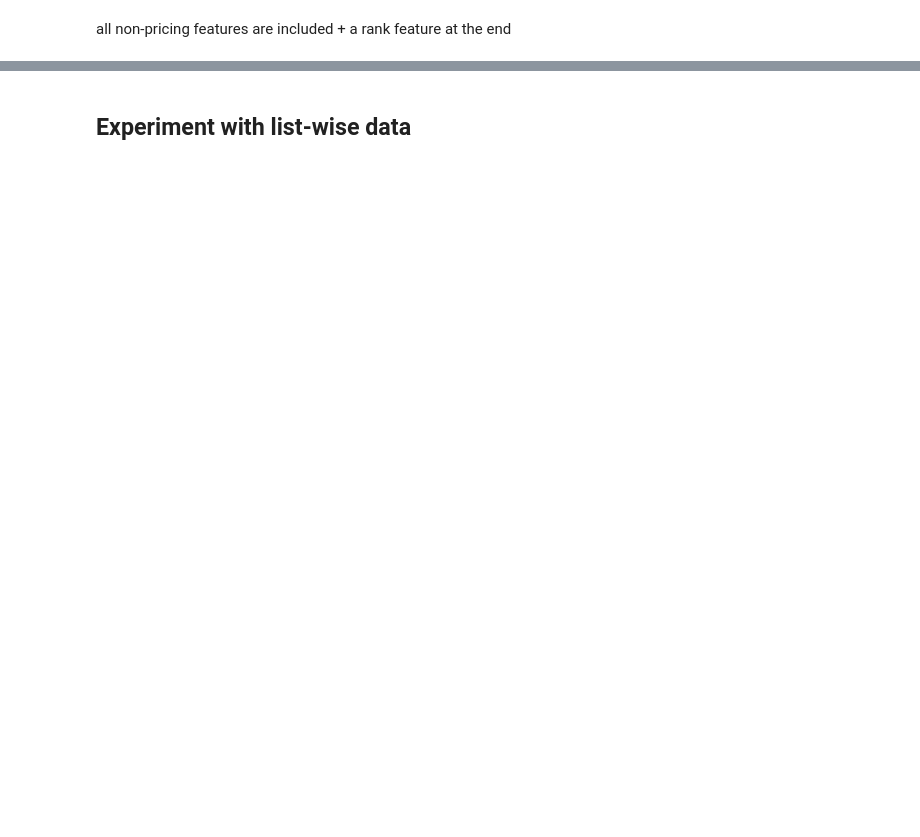
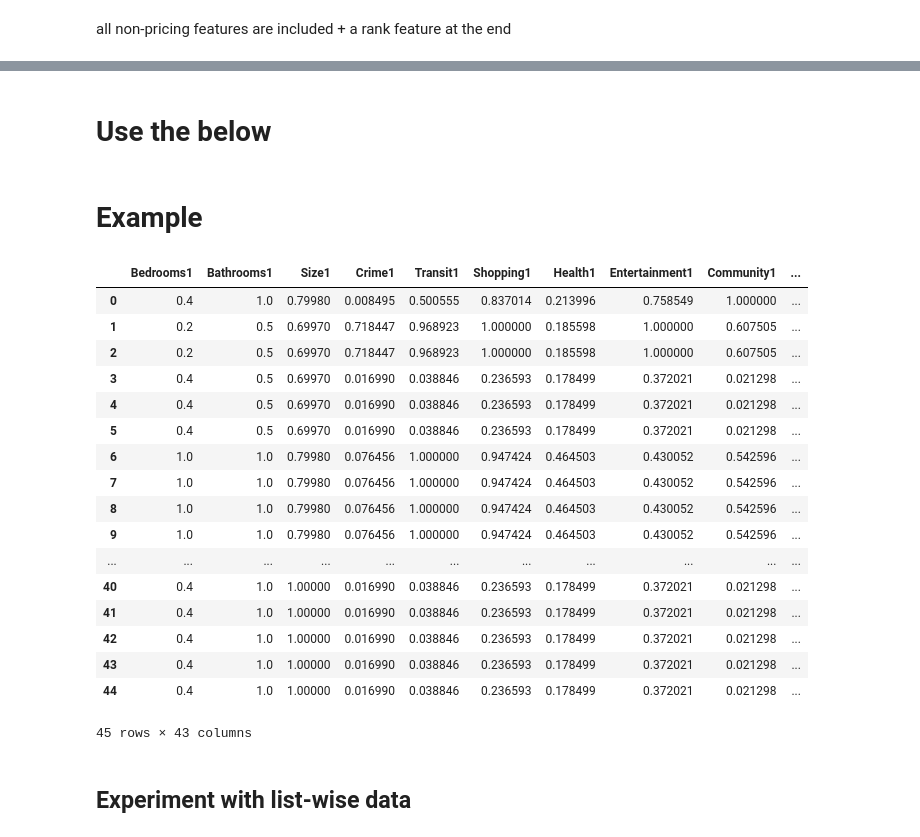
Before and after one commit to Justin-Yuan/Tridel-Analytics, a Jupyter notebook: xlsx2csv.ipynb, the cells around one changed output, grey strips where cells are left out. Cells and saved outputs as stored; diff of their text form; code cells hidden in the pictures; blank space fills up the shorter version.

```diff
--- a/xlsx2csv.ipynb
+++ b/xlsx2csv.ipynb
@@ -46,6 +27,6 @@ data_raw
 # %%
 # shuffle order
-data = data_raw.sample(frac=1).reset_index(drop=True)
+# data = data_raw.sample(frac=1).reset_index(drop=True)
 # %% [markdown]
 a full pariswise construction of the current data will have 3540C2 = 6264030 entries (too much!)
 # %% [markdown]
@@ -89,3 +53,3 @@ print(len(combined_columns))
 # %%
-mat = exp_data.as_matrix()
-print(mat.shape)
+# mat = exp_data.as_matrix()
+# print(mat.shape)
@@ -187,20 +91,20 @@ print(new_mat[:,24])
 # %%
-# API
-def get_partial_data_as_matrix(data, entry):
-    return data[:entry].as_matrix()
+# # API
+# def get_partial_data_as_matrix(data, entry):
+#     return data[:entry].as_matrix()
 
-def generate_pairwise_data(mat, col_names):
-    new_mat = np.zeros(shape=(int(comb(mat.shape[0], 2)), mat.shape[1]*2-1))
-    print(new_mat.shape)
+# def generate_pairwise_data(mat, col_names):
+#     new_mat = np.zeros(shape=(int(comb(mat.shape[0], 2)), mat.shape[1]*2-1))
+#     print(new_mat.shape)
 
-    count = 0
-    for i in range(mat.shape[0]):
-        for j in range(i):
-            # calculate rank as entry 1 price > entry 2 price ? 1: 0
-            new_mat[count] = np.concatenate((mat[i,1:], mat[j,1:], np.asarray([1 if mat[i,0] > mat[j,0] else 0])))
-            count += 1
-    return pd.DataFrame(data=new_mat, columns=col_names)
+#     count = 0
+#     for i in range(mat.shape[0]):
+#         for j in range(i):
+#             # calculate rank as entry 1 price > entry 2 price ? 1: 0
+#             new_mat[count] = np.concatenate((mat[i,1:], mat[j,1:], np.asarray([1 if mat[i,0] > mat[j,0] else 0])))
+#             count += 1
+#     return pd.DataFrame(data=new_mat, columns=col_names)
 
-def save_to_csv(df, path):
-    df.to_csv(path)
+# def save_to_csv(df, path):
+#     df.to_csv(path)
 # %%
@@ -258,0 +130,2 @@ save_to_csv(pairwise_mat_test, "pairwise_data_test200.csv")
+# %% [markdown]
+# Use the below
@@ -259,2 +195,30 @@ save_to_csv(pairwise_mat_test, "pairwise_data_test200.csv")
+# %% [markdown]
+# Example
+# %%
+raw_data = pd.read_csv('mergeddata_june22.csv')
+# print(raw_data[:10])
+# %%
+# arguments are:  raw_data as a dataframe,  number of entries to select from raw_data, path name to the file saved
+test_df = generated_euclidean_dataframe(raw_data, 10, 'pairwise_data10.csv')
+test_df
+# %% [output]
+|  | Bedrooms1 | Bathrooms1 | Size1 | Crime1 | Transit1 | Shopping1 | Health1 | Entertainment1 | Community1 | ... |
+| 0 | 0.4 | 1.0 | 0.79980 | 0.008495 | 0.500555 | 0.837014 | 0.213996 | 0.758549 | 1.000000 | ... |
+| 1 | 0.2 | 0.5 | 0.69970 | 0.718447 | 0.968923 | 1.000000 | 0.185598 | 1.000000 | 0.607505 | ... |
+| 2 | 0.2 | 0.5 | 0.69970 | 0.718447 | 0.968923 | 1.000000 | 0.185598 | 1.000000 | 0.607505 | ... |
+| 3 | 0.4 | 0.5 | 0.69970 | 0.016990 | 0.038846 | 0.236593 | 0.178499 | 0.372021 | 0.021298 | ... |
+| 4 | 0.4 | 0.5 | 0.69970 | 0.016990 | 0.038846 | 0.236593 | 0.178499 | 0.372021 | 0.021298 | ... |
+| 5 | 0.4 | 0.5 | 0.69970 | 0.016990 | 0.038846 | 0.236593 | 0.178499 | 0.372021 | 0.021298 | ... |
+| 6 | 1.0 | 1.0 | 0.79980 | 0.076456 | 1.000000 | 0.947424 | 0.464503 | 0.430052 | 0.542596 | ... |
+| 7 | 1.0 | 1.0 | 0.79980 | 0.076456 | 1.000000 | 0.947424 | 0.464503 | 0.430052 | 0.542596 | ... |
+| 8 | 1.0 | 1.0 | 0.79980 | 0.076456 | 1.000000 | 0.947424 | 0.464503 | 0.430052 | 0.542596 | ... |
+| 9 | 1.0 | 1.0 | 0.79980 | 0.076456 | 1.000000 | 0.947424 | 0.464503 | 0.430052 | 0.542596 | ... |
+| ... | ... | ... | ... | ... | ... | ... | ... | ... | ... | ... |
+| 40 | 0.4 | 1.0 | 1.00000 | 0.016990 | 0.038846 | 0.236593 | 0.178499 | 0.372021 | 0.021298 | ... |
+| 41 | 0.4 | 1.0 | 1.00000 | 0.016990 | 0.038846 | 0.236593 | 0.178499 | 0.372021 | 0.021298 | ... |
+| 42 | 0.4 | 1.0 | 1.00000 | 0.016990 | 0.038846 | 0.236593 | 0.178499 | 0.372021 | 0.021298 | ... |
+| 43 | 0.4 | 1.0 | 1.00000 | 0.016990 | 0.038846 | 0.236593 | 0.178499 | 0.372021 | 0.021298 | ... |
+| 44 | 0.4 | 1.0 | 1.00000 | 0.016990 | 0.038846 | 0.236593 | 0.178499 | 0.372021 | 0.021298 | ... |
+45 rows × 43 columns
 # %% [markdown]
 ## Experiment with list-wise data
```
Also changed, not shown: parts of 14 cells of this notebook, 2 other files.
